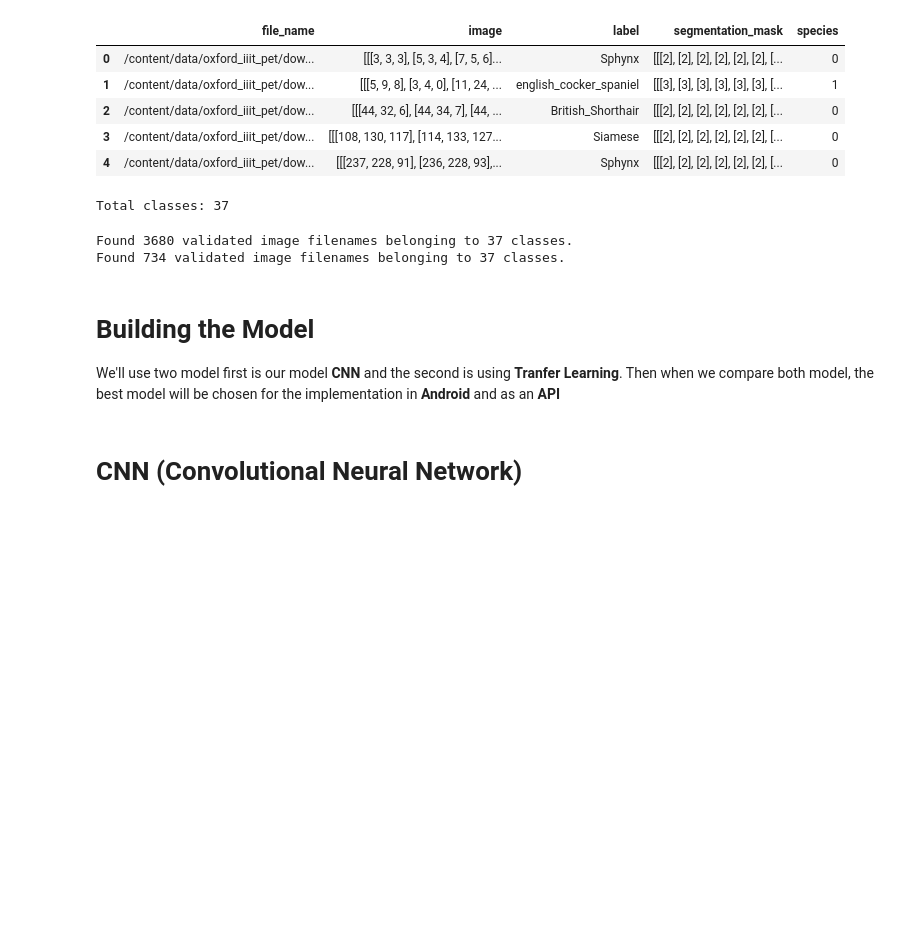
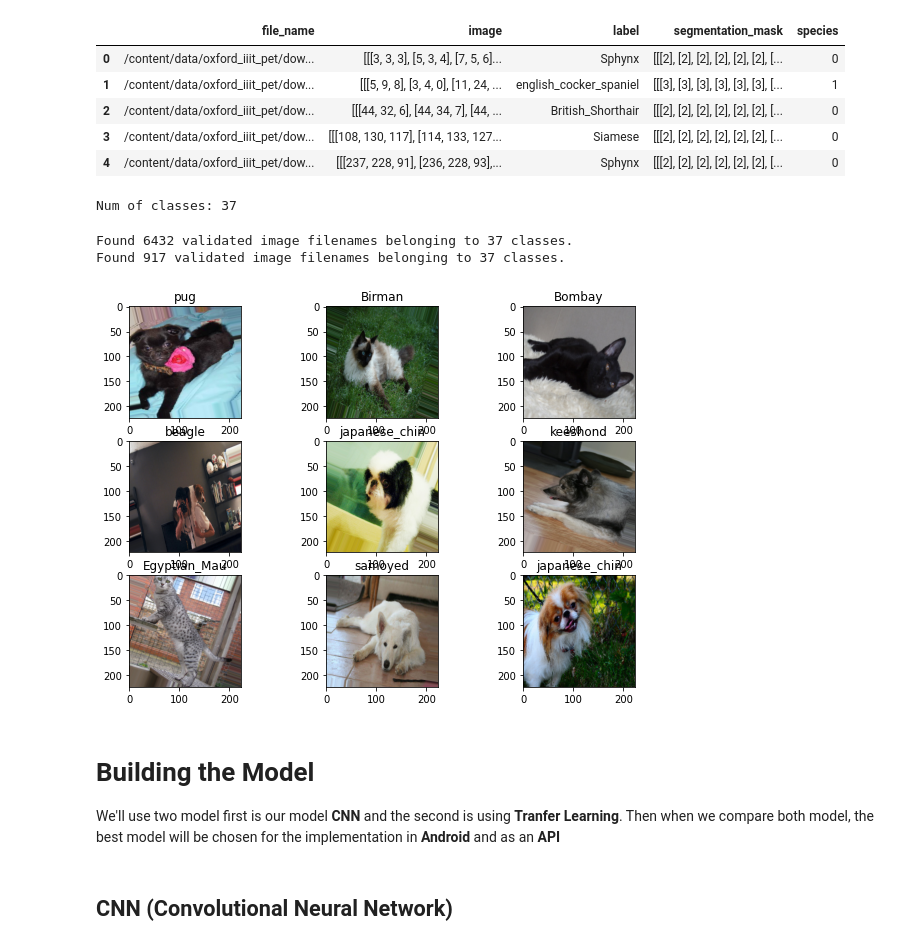
Before and after one commit to MuhamadAzizi/Best-websites-a-programmer-should-visit, a Jupyter notebook: Your_Pet_Care.ipynb, the cells around one changed output. Drawn from its saved outputs; the diff is of its cells as text; code cells hidden in the pictures; blank space fills up the shorter version.

```diff
--- a/Your_Pet_Care.ipynb
+++ b/Your_Pet_Care.ipynb
@@ -13,7 +12,7 @@ import tensorflow_datasets as tfds
 # %%
 file_path = './data/oxford_iiit_pet/'
 
-(training_data, testing_data), info = tfds.load('oxford_iiit_pet', data_dir=file_path, with_info=True, split=['train', 'test[:20%]'])
+(training_data, testing_data), info = tfds.load('oxford_iiit_pet', data_dir=file_path, with_info=True, split=['train+test[:75%]', 'test[-25%:]'])
 # %% [output]
 Downloading and preparing dataset oxford_iiit_pet/3.2.0 (download: 773.52 MiB, generated: 774.69 MiB, total: 1.51 GiB) to ./data/oxford_iiit_pet/oxford_iiit_pet/3.2.0...
 Dl Completed...: 0 url [00:00, ? url/s]
@@ -84,27 +83,38 @@ training_data.head()
 | 2 | /content/data/oxford_iiit_pet/dow... | [[[44, 32, 6], [44, 34, 7], [44, ... | British_Shorthair | [[[2], [2], [2], [2], [2], [2], [... | 0 |
 | 3 | /content/data/oxford_iiit_pet/dow... | [[[108, 130, 117], [114, 133, 127... | Siamese | [[[2], [2], [2], [2], [2], [2], [... | 0 |
 | 4 | /content/data/oxford_iiit_pet/dow... | [[[237, 228, 91], [236, 228, 93],... | Sphynx | [[[2], [2], [2], [2], [2], [2], [... | 0 |
-# %%
-print('Total classes:', training_data['label'].nunique())
-# %% [output]
-Total classes: 37
+# %%
+num_classes = training_data['label'].nunique()
+classes = sorted(list(training_data['label'].unique()))
+
+print('Num of classes:', training_data['label'].nunique())
+# %% [output]
+Num of classes: 37
 # %%
 from tensorflow.keras.preprocessing.image import ImageDataGenerator
+
+IMG_SIZE = (224, 224)
+BATCH_SIZE = 64
+
+steps_per_epoch = len(training_data) // BATCH_SIZE
+validation_steps = len(testing_data) // BATCH_SIZE
 
 train_datagen = ImageDataGenerator(
     rescale=1./255,
     horizontal_flip=True,
     zoom_range=0.2,
     rotation_range=25,
+    shear_range=0.2,
     fill_mode='nearest'
 )
 train_generator = train_datagen.flow_from_dataframe(
     training_data,
     x_col='file_name',
     y_col='label',
+    batch_size=BATCH_SIZE,
     class_mode='categorical',
-    target_size=(224, 224),
-    shuffle=True
+    target_size=IMG_SIZE,
+    shuffle=True,
 )
 
 test_datagen = ImageDataGenerator(rescale=1./255)
@@ -112,15 +122,34 @@ test_generator = test_datagen.flow_from_dataframe(
     testing_data,
     x_col='file_name',
     y_col='label',
+    batch_size=BATCH_SIZE,
     class_mode='categorical',
-    target_size=(224, 224)
+    target_size=IMG_SIZE
 )
 # %% [output]
-Found 3680 validated image filenames belonging to 37 classes.
-Found 734 validated image filenames belonging to 37 classes.
+Found 6432 validated image filenames belonging to 37 classes.
+Found 917 validated image filenames belonging to 37 classes.
+# %%
+sample_images, sample_labels = next(iter(train_generator))
+# %%
+import matplotlib.pyplot as plt
+import numpy as np
+
+fig, axs = plt.subplots(3, 3, figsize=(10, 7))
+
+i = 0
+for row in range(3):
+  for col in range(3):
+    axs[row, col].imshow(sample_images[i])
+    axs[row, col].set_title(classes[np.argmax(sample_labels[i])])
+    i += 1
+
+fig.show()
+# %% [output]
+[figure, added]
 # %% [markdown]
 # Building the Model
 
 We'll use two model first is our model **CNN** and the second is using **Tranfer Learning**. Then when we compare both model, the best model will be chosen for the implementation in **Android** and as an **API**
 # %% [markdown]
-# CNN (Convolutional Neural Network)
+## CNN (Convolutional Neural Network)
```
Also changed, not shown: parts of 28 cells of this notebook.
